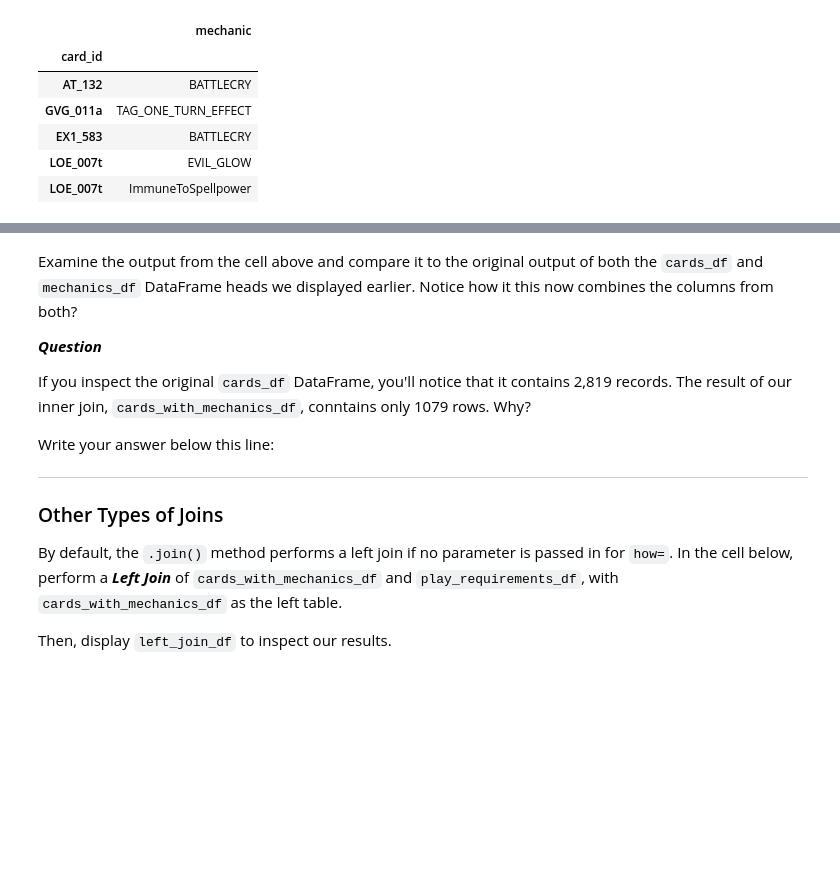
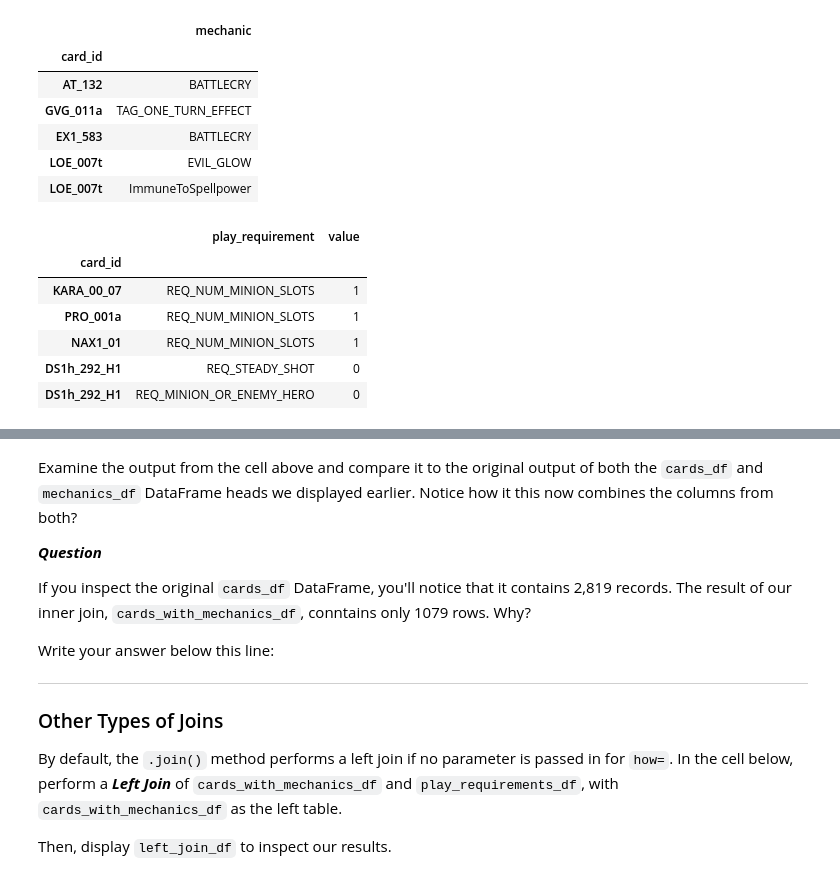
Before and after one commit to maks-p/dsc-0-04-09-combining-dataframes-lab-nyc-ds-career-031119, a Jupyter notebook: index.ipynb, the cells around one changed output, grey strips where cells are left out. Cells and saved outputs as stored; diff of their text form; code cells hidden in the pictures; blank space fills up the shorter version.

```diff
--- a/index.ipynb
+++ b/index.ipynb
@@ -202,7 +202,15 @@ mechanics_df.head()
 | LOE_007t | ImmuneToSpellpower |
 # %%
 play_requirements_df.set_index('card_id', inplace=True)
-play_req
+play_requirements_df.head()
+# %% [output]
+|  | play_requirement | value |
+| card_id |  |  |
+| KARA_00_07 | REQ_NUM_MINION_SLOTS | 1 |
+| PRO_001a | REQ_NUM_MINION_SLOTS | 1 |
+| NAX1_01 | REQ_NUM_MINION_SLOTS | 1 |
+| DS1h_292_H1 | REQ_STEADY_SHOT | 0 |
+| DS1h_292_H1 | REQ_MINION_OR_ENEMY_HERO | 0 |
 # %% [markdown]
 ### Executing Joins
 
```
